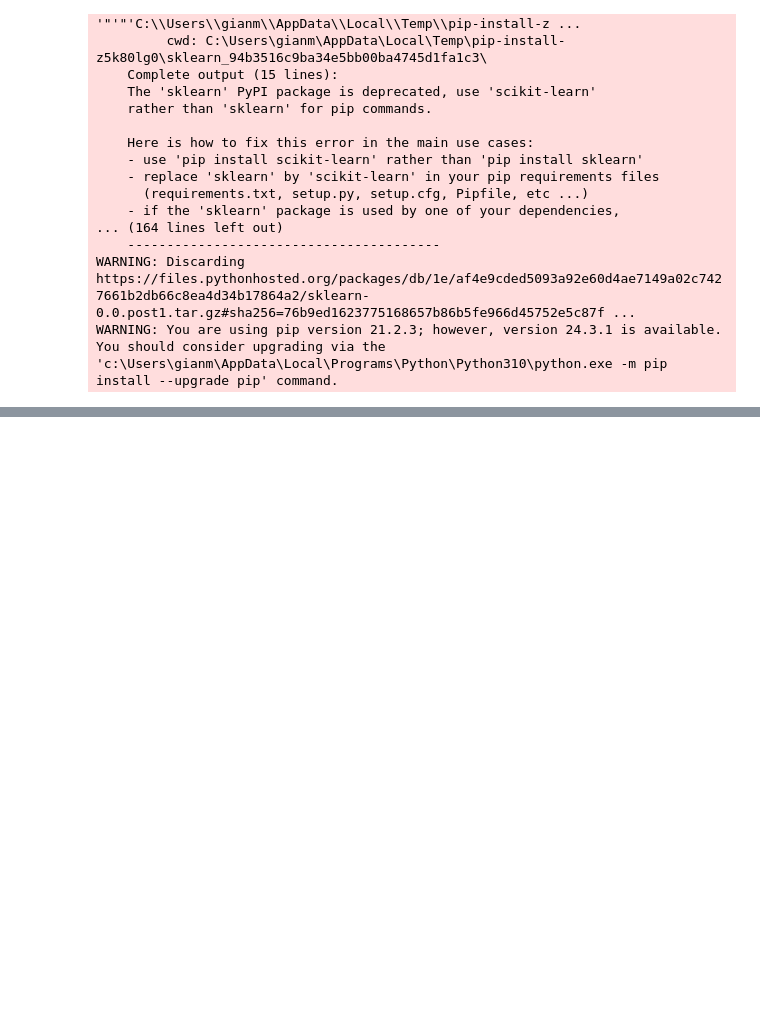
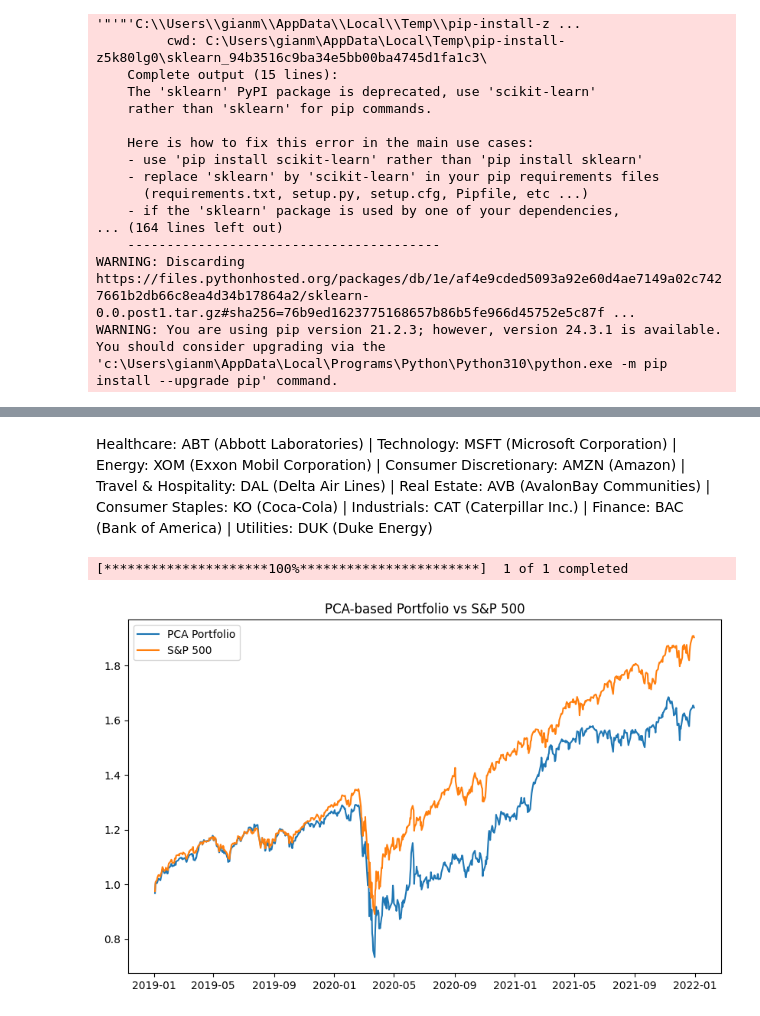
Before and after one commit to matsammut/ARI5122-Finance, a Jupyter notebook: A1Q2.ipynb, the cells around one changed output, grey strips where cells are left out. Saved outputs shown, nothing was run; the diff lists cells and outputs as text; code cells hidden in the pictures; blank space fills up the shorter version.

```diff
--- a/A1Q2.ipynb
+++ b/A1Q2.ipynb
@@ -126,0 +58,15 @@ ModuleNotFoundError: No module named 'sklearn'
+# %%
+import numpy as np
+import yfinance as yf
+import matplotlib.pyplot as plt
+from sklearn.decomposition import PCA
+import pandas as pd
+
+
+
+snp_tickers = ['ABT', 'MSFT', 'XOM', 'AMZN', 'DAL', 'AVB', 'KO', 'CAT', 'BAC', 'DUK']
+
+
+df = yf.download(snp_tickers, start='2019-01-01', end='2021-12-31')['Adj Close']
+df.dropna(inplace=True)
+df.head()
@@ -126,0 +82,25 @@ ModuleNotFoundError: No module named 'sklearn'
+# %% [markdown]
+Healthcare: ABT (Abbott Laboratories) | Technology: MSFT (Microsoft Corporation) | Energy: XOM (Exxon Mobil Corporation) | Consumer Discretionary: AMZN (Amazon) | Travel & Hospitality: DAL (Delta Air Lines) | Real Estate: AVB (AvalonBay Communities) | Consumer Staples: KO (Coca-Cola) | Industrials: CAT (Caterpillar Inc.) | Finance: BAC (Bank of America) | Utilities: DUK (Duke Energy)
+# %%
+returns = df.pct_change().dropna()
+
+rs = df.apply(np.log).diff(1)
+pca = PCA(1).fit(rs.fillna(0))
+pc1 = pd.Series(index=rs.columns, data=pca.components_[0])
+principal_component = pca.components_[0]
+weights = principal_component / np.sum(np.abs(principal_component))
+portfolio_returns = returns.dot(weights)
+
+sp500 = yf.download('^GSPC', start='2019-01-01', end='2021-12-31')['Adj Close']
+sp500_returns = sp500.pct_change().dropna()
+
+# Plot the cumulative returns of the PCA-based portfolio and the S&P 500
+plt.figure(figsize=(10, 6))
+plt.plot((1 + portfolio_returns).cumprod(), label='PCA Portfolio')
+plt.plot((1 + sp500_returns).cumprod(), label='S&P 500')
+plt.legend()
+plt.title('PCA-based Portfolio vs S&P 500')
+plt.show()
+# %% [output]
+[*********************100%***********************]  1 of 1 completed
+[figure, added]
```
Also changed, not shown: parts of 5 cells of this notebook.
